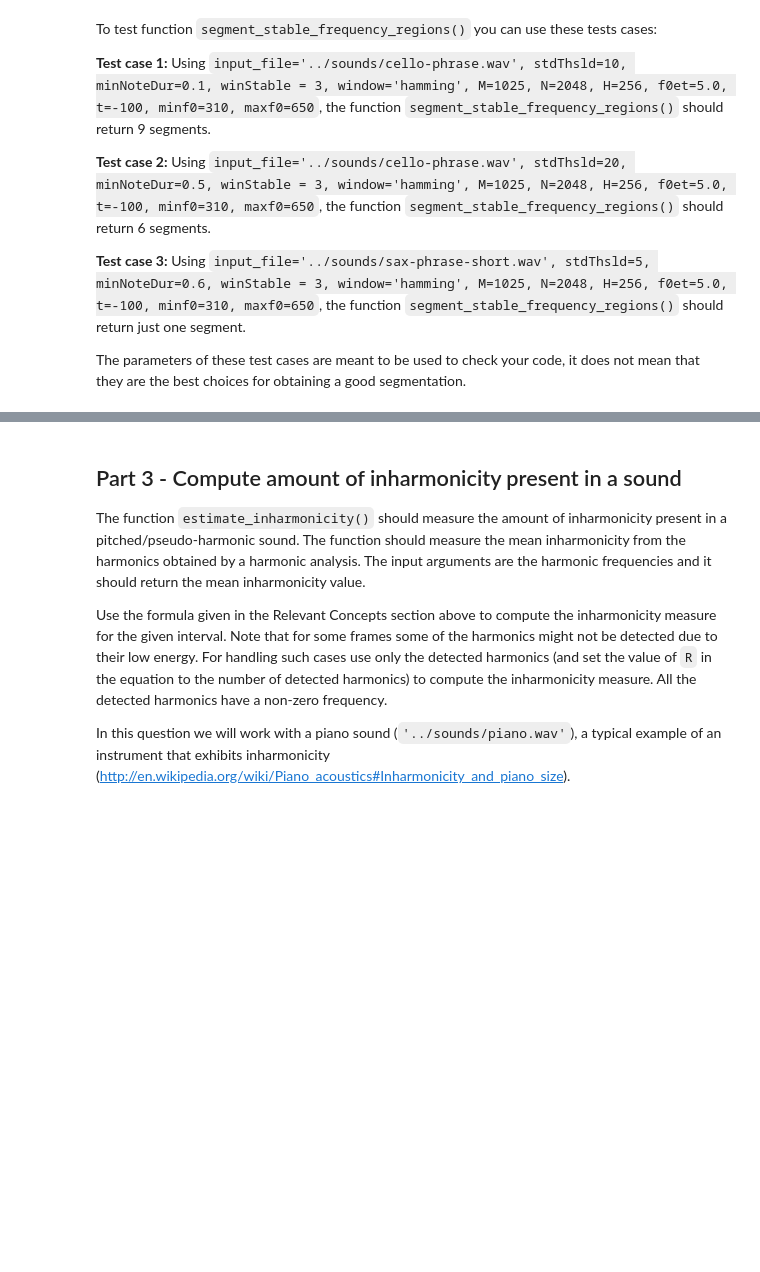
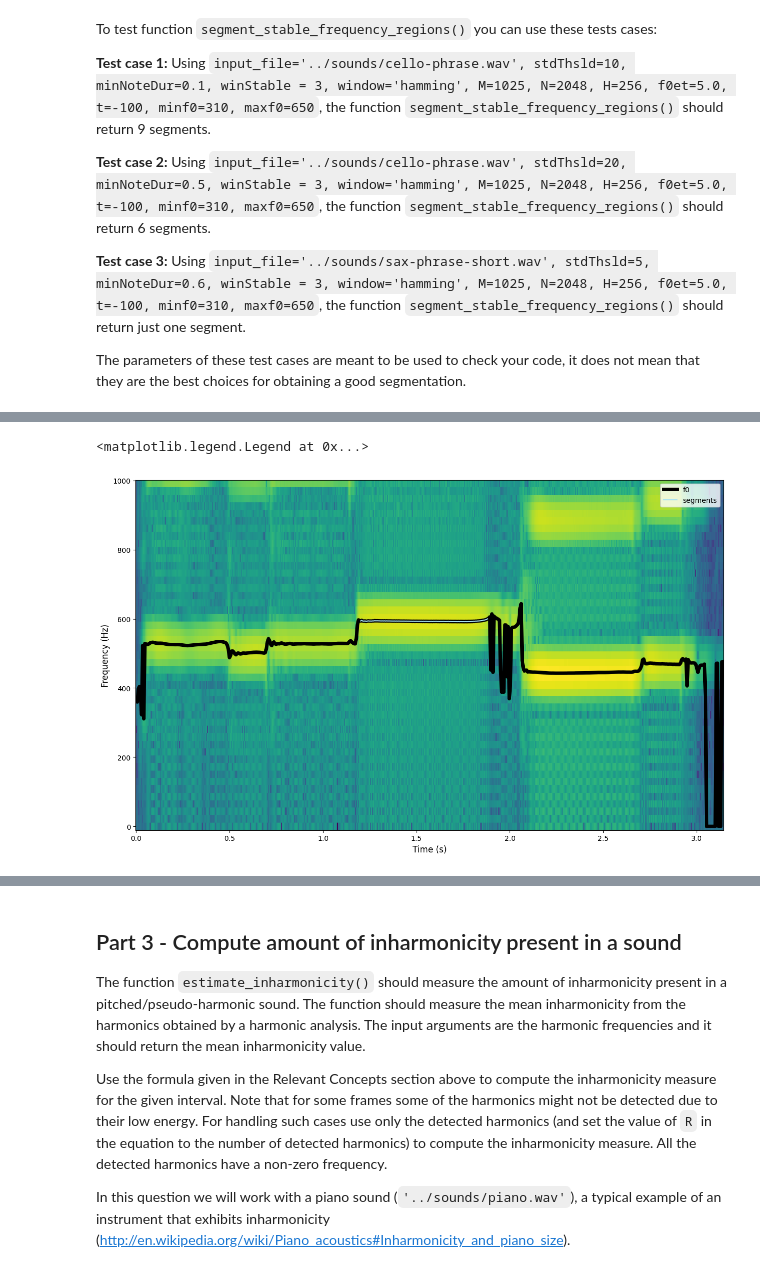
Before and after one commit to MarcosAmador335/sms-tools-materials, a Jupyter notebook: exercises/E6-Harmonic-model.ipynb, the cells around one changed output, grey strips where cells are left out. Cells and saved outputs as stored; diff of their text form; code cells hidden in the pictures; blank space fills up the shorter version.

```diff
--- a/exercises/E6-Harmonic-model.ipynb
+++ b/exercises/E6-Harmonic-model.ipynb
@@ -281,0 +333,47 @@ ________
+# %%
+# Test case 3
+input_file = '../sounds/sax-phrase-short.wav'
+stdThsld=5
+minNoteDur=0.6
+winStable = 3
+window='hamming'
+M=1025
+N=2048
+H=256
+f0et=5.0
+t=-100
+minf0=310
+maxf0=650
+
+
+
+# no need to change any code after here
+
+# compute f0 and segments
+fs, x = UF.wavread(input_file)
+w  = get_window(window, M)
+f0 = HM.f0Detection(x, fs, w, N, H, t, minf0, maxf0, f0et)
+segments = segment_stable_frequency_regions(f0,stdThsld, minNoteDur,winStable)
+
+# plot spectrogram, f0, and segments
+maxplotfreq = 1000.0
+
+plt.figure(figsize=(15, 9))
+
+mX, pX = stft.stftAnal(x, w, N, H)
+mX = np.transpose(mX[:,:int(N*(maxplotfreq/fs))+1])
+
+timeStamps = np.arange(mX.shape[1])*H/float(fs)
+binFreqs = np.arange(mX.shape[0])*fs/float(N)
+
+plt.pcolormesh(timeStamps, binFreqs, mX, shading='auto')
+plt.plot(timeStamps, f0, color = 'k', linewidth=5)
+
+for i in range(segments.shape[0]):
+    plt.plot(timeStamps[segments[i,0]:segments[i,1]], f0[segments[i,0]:segments[i,1]], color = '#A9E2F3', linewidth=1.5)
+plt.ylabel('Frequency (Hz)', fontsize = 12)
+plt.xlabel('Time (s)', fontsize = 12)
+plt.legend(('f0','segments'))
+# %% [output]
+<matplotlib.legend.Legend at 0x...>
+[figure, added]
```
Also changed, not shown: parts of 15 cells of this notebook.
